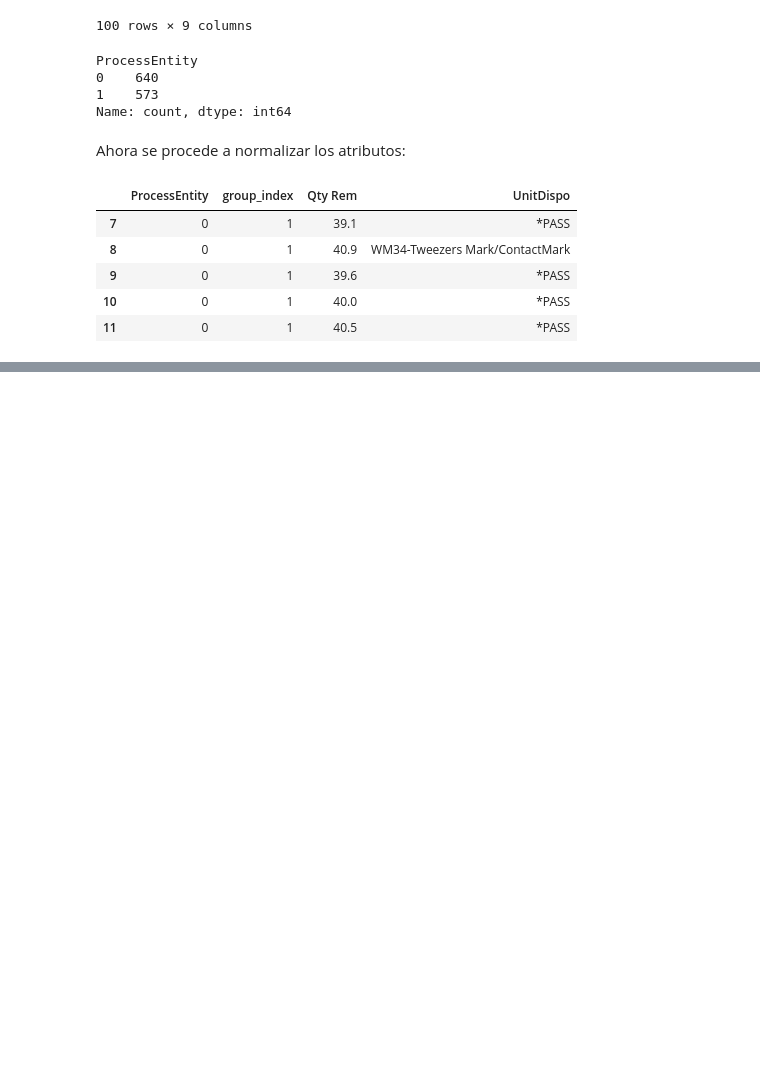
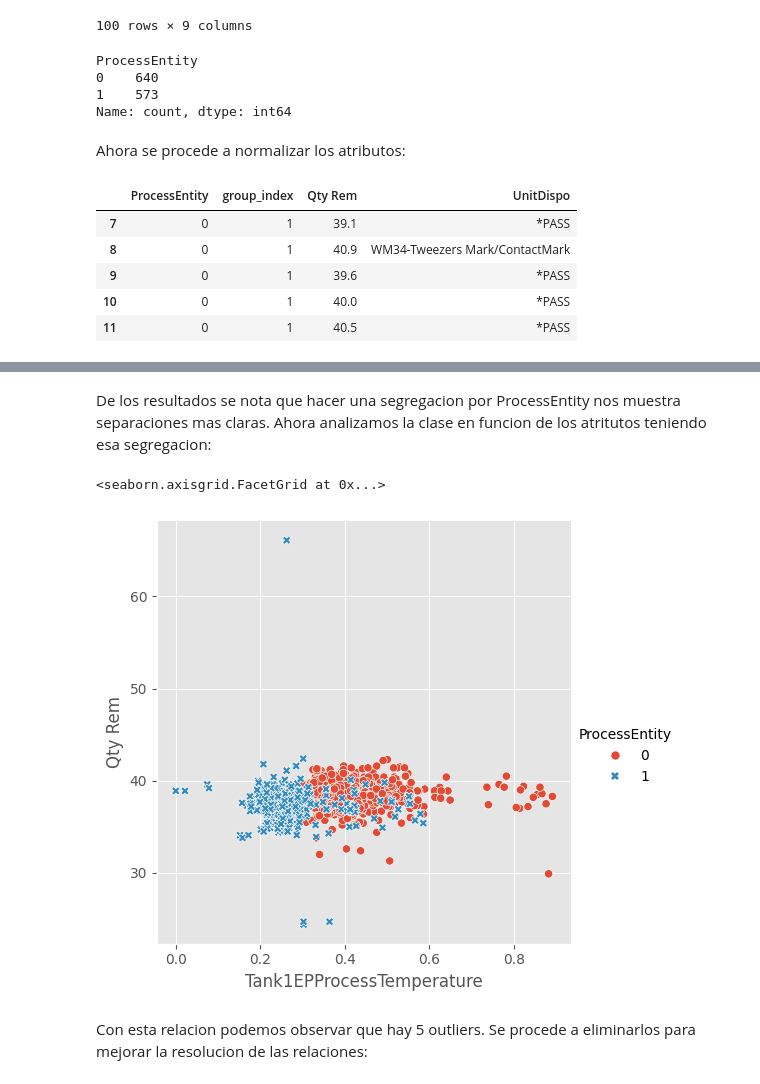
Before and after one commit to YoksanVC/TEC_DataScienceCert, a Jupyter notebook: Module_2_AprendizajeAutomatico/Projecto_Final/Projecto_Final.ipynb, the cells around one changed output, grey strips where cells are left out. Drawn from its saved outputs; the diff is of its cells as text; code cells hidden in the pictures; blank space fills up the shorter version.

```diff
--- a/Module_2_AprendizajeAutomatico/Projecto_Final/Projecto_Final.ipynb
+++ b/Module_2_AprendizajeAutomatico/Projecto_Final/Projecto_Final.ipynb
@@ -391,0 +445,12 @@ dataset_20mm.head(20)
+# %% [markdown]
+De los resultados se nota que hacer una segregacion por ProcessEntity nos muestra separaciones mas claras. Ahora analizamos la clase en funcion de los atritutos teniendo esa segregacion:
+# %%
+sns.relplot(
+    data=dataset_20mm,
+    x='Tank1EPProcessTemperature', y='Qty Rem', hue='ProcessEntity', style='ProcessEntity'
+)
+# %% [output]
+<seaborn.axisgrid.FacetGrid at 0x...>
+[figure, added]
+# %% [markdown]
+Con esta relacion podemos observar que hay 5 outliers. Se procede a eliminarlos para mejorar la resolucion de las relaciones:
```
Also changed, not shown: parts of 17 cells of this notebook.
